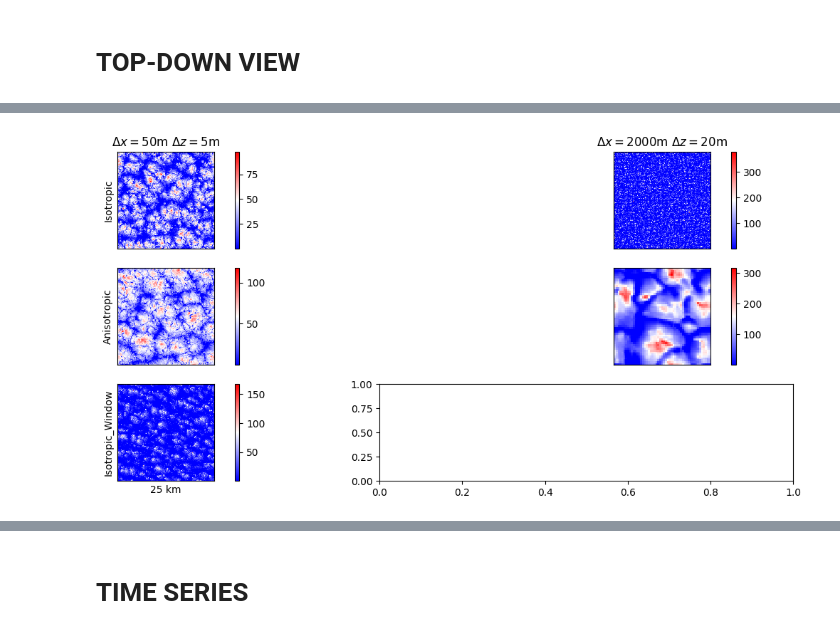
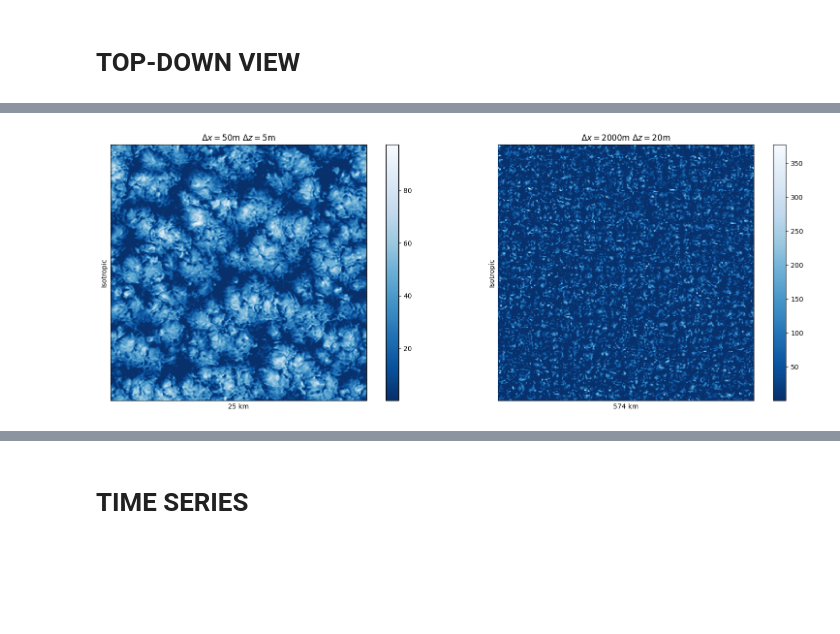
Before and after one commit to igfuw/xrUWLCM, a Jupyter notebook: examples/Sc_lowres_SGS.ipynb, the cells around one changed output, grey strips where cells are left out. Drawn from its saved outputs; the diff is of its cells as text; code cells hidden in the pictures; blank space fills up the shorter version.

```diff
--- a/examples/Sc_lowres_SGS.ipynb
+++ b/examples/Sc_lowres_SGS.ipynb
@@ -31,6 +31,8 @@ datadir['dz20m']['dx2000m']['Isotropic'] = pgsdir + "singu_gh200_dycomsRF01_SMG_
 datadir['dz20m']['dx2000m']['Isotropic_H100'] = pgsdir + "singu_gh200_dycomsRF01_SMG_SgsDelta20m_dt1_dx2000m_dz20m_X100km_longlong_out_blk_1m/"
 datadir['dz20m']['dx2000m']['Anisotropic'] = pgsdir + "dycomsRF01_AnisoSmgAlong_dx2000m_dz20m_X100km_longlong_out_blk_1m/"
 datadir['dz20m']['dx2000m']['Anisotropic_H'] = pgsdir + "singu_gh200_dycomsRF01_AnisoSmgAlong_dt1_dx2000m_dz20m_X574km_longlong_out_blk_1m/"
+datadir['dz20m']['dx2000m']['Anisotropic_tracers'] = pgsdir + "singu_gh200_dycomsRF01_AnisoSmgAlong_dt1_dx2000m_dz20m_X574km_NoWindow_tracers_longlong_out_blk_1m/"
+datadir['dz20m']['dx2000m']['Anisotropic_Window_tracers'] = pgsdir + "singu_gh200_dycomsRF01_AnisoSmgAlong_dt1_dx2000m_dz20m_X574km_Window_tracers_longlong_out_blk_1m/"
 
 datadir['dz20m']['dx1000m'] = {}
 datadir['dz20m']['dx1000m']['Isotropic'] = pgsdir + "dycomsRF01_SMG_SgsDelta20_dx1000m_dz20m_X50km_longlong_out_blk_1m/"
@@ -58,6 +60,7 @@ datadir['dz5m']['dx50m']['Isotropic'] = pgsdir + "dycomsRF01_SMG_SgsDelta5_dt5e-
 datadir['dz5m']['dx50m']['Anisotropic'] = pgsdir + "dycomsRF01_AnisoSmgAlong_dt5e-1_dx50m_dz5m_X25km_longlong_out_blk_1m/"
 datadir['dz5m']['dx50m']['Isotropic_Window'] = pgsdir + "singu_gh200_dycomsRF01_SMG_SgsDelta5_dt0.5_dx50m_dz5m_X25km_Window_longlong_out_blk_1m/"
 datadir['dz5m']['dx50m']['Anisotropic_Window'] = pgsdir + "singu_gh200_dycomsRF01_AnisoSmgAlong_dt0.5_dx50m_dz5m_X25km_Window_longlong_out_blk_1m/"
+datadir['dz5m']['dx50m']['Anisotropic_Window_tracers'] = pgsdir + "singu_gh200_dycomsRF01_AnisoSmgAlong_dt0.5_dx50m_dz5m_X25km_Window_tracers_longlong_out_blk_1m/"
 
 datadir['dz2.5m'] = {}
 datadir['dz2.5m']['dx25m'] = {}
@@ -87,9 +90,9 @@ colors = prop_cycle.by_key()['color']
 # wider lines are for 100x anisotropy, narrower for 10x
 data_iso = {\
     #('dx5000m', 'dz50m',  'Isotropic') :   ((20,24), {'ls' : '-.', 'color' : colors[0],    'lw' : 2}, 1, 250), \
-    ('dx2000m', 'dz20m',  'Isotropic') :   ((20,24), {'ls' : '-.', 'color' : colors[1],    'lw' : 2}, 1, 100), \
+    #('dx2000m', 'dz20m',  'Isotropic') :   ((20,24), {'ls' : '-.', 'color' : colors[1],    'lw' : 2}, 1, 100), \
     #('dx2000m', 'dz20m',  'Isotropic') :   ((1.5,2), {'ls' : '-.', 'color' : colors[1],    'lw' : 2}, 1, 100), \
-    #('dx2000m', 'dz20m',  'Isotropic') :   ((20,24), {'ls' : '-.', 'color' : colors[1],    'lw' : 2}, 1, 574), \
+    ('dx2000m', 'dz20m',  'Isotropic') :   ((20,24), {'ls' : '-.', 'color' : colors[1],    'lw' : 2}, 1, 574), \
     #('dx2000m', 'dz20m',  'Isotropic_H100') :   ((0.5,1), {'ls' : '-.', 'color' : colors[1],    'lw' : 4}, 1, 100), \
     #('dx1000m', 'dz20m',  'Isotropic') :   ((1.5,2), {'ls' : '-.', 'color' : colors[6],    'lw' : 1.5}, 1, 100), \
     #('dx1000m', 'dz20m',  'Isotropic') :   ((20,24), {'ls' : '-.', 'color' : colors[6],    'lw' : 1.5}, 2, 50), \
@@ -104,9 +107,11 @@ data_iso = {\
 
 data_aniso = {\
     #('dx5000m', 'dz50m',  'Anisotropic') : ((20,24), {'ls' : '--', 'color' : colors[0],    'lw' : 2}, 1, 250), \
-    ('dx2000m', 'dz20m',  'Anisotropic') : ((20,24), {'ls' : '--', 'color' : colors[1],    'lw' : 2}, 1, 100), \
+    #('dx2000m', 'dz20m',  'Anisotropic') : ((20,24), {'ls' : '--', 'color' : colors[1],    'lw' : 2}, 1, 100), \
     #('dx2000m', 'dz20m',  'Anisotropic') : ((1.5,2), {'ls' : '--', 'color' : colors[1],    'lw' : 2}, 1, 100), \
     #('dx2000m', 'dz20m',  'Anisotropic_H') : ((0.5,1), {'ls' : '--', 'color' : colors[1],    'lw' : 2}, 1, 100), \
+    ('dx2000m', 'dz20m',  'Anisotropic_tracers') : ((23,24), {'ls' : '--', 'color' : colors[1],    'lw' : 2}, 1, 574), \
+    ('dx2000m', 'dz20m',  'Anisotropic_Window_tracers') : ((23,24), {'ls' : '--', 'color' : colors[1],    'lw' : 2.5}, 1, 574), \
     #('dx1000m', 'dz20m',  'Anisotropic') : ((1.5,2), {'ls' : '--', 'color' : colors[6],    'lw' : 1.5}, 1, 100), \
     #('dx1000m', 'dz20m',  'Anisotropic') : ((20,24), {'ls' : '--', 'color' : colors[6],    'lw' : 1.5}, 2, 50), \
     #('dx1000m', 'dz10m',  'Anisotropic') :   ((1.75, 1.875), {'ls' : '--', 'color' : colors[2],    'lw' : 2}, 2, 287), \
@@ -114,6 +119,7 @@ data_aniso = {\
     #('dx100m',  'dz10m',  'Anisotropic') : ((1.5,2),   {'ls' : '--', 'color' : colors[3],    'lw' : 1}, 20, 50), \
     ('dx50m',   'dz5m',   'Anisotropic') : ((6,7),   {'ls' : '--', 'color' : colors[4],    'lw' : 1}, 40, 25), \
     ('dx50m',   'dz5m',   'Anisotropic_Window') :   ((3,3.5),   {'ls' : '--', 'color' : colors[4],    'lw' : 1.5}, 40, 25), \
+    #('dx50m',   'dz5m',   'Anisotropic_Window_tracers') :   ((0.75,1),   {'ls' : '--', 'color' : colors[4],    'lw' : 1.5}, 40, 25), \
     #('dx25m',   'dz2.5m', 'Anisotropic') : ((2,3),   {'ls' : '--', 'color' : colors[5],    'lw' : 1}, 80, 12.5), \
 }
 
@@ -148,7 +154,7 @@ for (dx, dz, sgs), *r in data_to_plot.items():
     #force computation of some of the heavier variables - takes time
     data[simname].lwp.load()
     data[simname].rwp.load()
-    #data[simname].zi.load()
-    #data[simname].cb_z.load()
+    data[simname].zi.load()
+    data[simname].cb_z.load()
     data[simname].ct_z.load()
 # %% [output]
@@ -171,21 +203,41 @@ res_to_plot=[('dx5000m', 'dz50m'), ('dx2000m', 'dz20m'), ('dx100m', 'dz10m'), ('
 res_to_plot=[('dx50m', 'dz5m'), ('dx100m', 'dz10m'), ('dx1000m', 'dz10m'), ('dx1000m', 'dz20m'), ('dx2000m', 'dz20m')]
 sgs_to_plot=['Isotropic', 'Isotropic_H', 'Isotropic_H100']
 sgs_to_plot=['Isotropic', 'Anisotropic']
+sgs_to_plot=['Isotropic']
 res_to_plot=[('dx50m', 'dz5m'), ('dx2000m', 'dz20m')]
-sgs_to_plot=['Isotropic', 'Anisotropic', 'Isotropic_Window']
+#sgs_to_plot=['Isotropic', 'Anisotropic', 'Isotropic_Window']
+#res_to_plot=[('dx50m', 'dz5m')]
+#sgs_to_plot=['Anisotropic_Window_tracers']
+#res_to_plot=[('dx2000m', 'dz20m')]
+#sgs_to_plot=['Isotropic', 'Anisotropic_tracers', 'Anisotropic_Window_tracers']
 
-ncol = len(res_to_plot)
-nrow = len(sgs_to_plot)
+plotname = '2km_20m'
+
+ncol = max(len(res_to_plot), len(sgs_to_plot))
+nrow = min(len(res_to_plot), len(sgs_to_plot))
 fig, ax = plt.subplots(nrow,ncol, figsize=(16.5,6))
 
+if len(res_to_plot) > len(sgs_to_plot):
+    col_data = res_to_plot
+    row_data = sgs_to_plot
+    res_in_col = True
+else:
+    col_data = sgs_to_plot
+    row_data = res_to_plot
+    res_in_col = False
 
 #for row, sgs_to_plot in enumerate(['Isotropic', 'Anisotropic']):
-for row, sgs in enumerate(sgs_to_plot):
-    for col, (dx, dz) in enumerate(res_to_plot):
-        if ncol > 1:
-            axrc = ax[row,col]
-        else:
-            axrc = ax[row]
+for row, pr in enumerate(row_data):
+    for col, pc in enumerate(col_data):
+        axrc = ax.flatten()[row*ncol+col]
+        #if ncol > 1:
+        #    axrc = ax[row,col]
+        #elif nrow > 1:
+        #    axrc = ax[row]
+        #else:
+        #    axrc=ax
+        sgs = pr if res_in_col else pc
+        (dx, dz) = pc if res_in_col else pr
         simname = dx + ' ' + dz + ' ' + sgs
         print(data[simname].datadir)
         t_av_end = data_to_plot[(dx, dz, sgs)][0][1] # end time of the averaging period
@@ -197,12 +249,28 @@ for row, sgs in enumerate(sgs_to_plot):
 
         # plotting scalars
         var = _data.lwp.sel(t=t_av_end, method='nearest')
+        varname = 'lwp'
+        #var = _data.tr_col.sel(t=t_av_end, method='nearest').sel(z=750, method='nearest')
+        #varname = 'tr_col@750m'
         #var = _data.w.sel(t=t_av_end, method='nearest').sel(z=400, method='nearest')
-        var_scaled = var / var.mean()
-        ##im = var.plot(x="x", cmap='Blues_r', ax=axrc, add_colorbar=False)
-        im = var.plot(x="x", cmap='bwr', ax=axrc, add_colorbar=False)
+        #varname = 'w@400m'
+        #var_scaled = var / var.mean()
+        im = var.plot(x="x", cmap='Blues_r', ax=axrc, add_colorbar=False)
+        #im = var.plot(x="x", cmap='bwr', ax=axrc, add_colorbar=False)
         fig.colorbar(im, ax=axrc).set_label('')
-        varname = 'lwp'
+
+        # add squares (for initial column tracers positions)
+        x=4e3
+        size=2e3
+        while x < _data.x[-1]:
+            y=4e3
+            while y < _data.y[-1]:
+                square = mpl.patches.Rectangle((x, y), size, size, edgecolor='black', facecolor='none')
+                #axrc.add_patch(square)
+                y+=6e3
+            x+=6e3
+
+
 
         #plotting vector field
         #alt = 800 # altitude of cross section [m]
@@ -227,16 +295,16 @@ for row, sgs in enumerate(sgs_to_plot):
         axrc.set_ylabel('')
         axrc.set_xlabel('')
         axrc.set_box_aspect(1)
-        if row == 0:
-            axrc.set_title(resolution_nicename[dx] + ' ' + resolution_nicename[dz])
-        if row == nrow-1:
-            axrc.set_xlabel(str(data_to_plot[(dx, dz, sgs)][3]) + ' km')
-        if col == 0:
-            axrc.set_ylabel(sgs)
+        #if row == 0:
+        axrc.set_title(resolution_nicename[dx] + ' ' + resolution_nicename[dz])
+        #if row == nrow-1:
+        axrc.set_xlabel(str(data_to_plot[(dx, dz, sgs)][3]) + ' km')
+        #if col == 0:
+        axrc.set_ylabel(sgs)
         #_data.w.sel(z=300, method='nearest').sel(t=t_av_end, method='nearest').plot.contour(x="x", add_colorbar=True, ax=axrc)#, vmin=-0.6, vmax=0.6)
 
 plt.tight_layout()
-plt.savefig(figoutdir+"/topdown/"+str(outname)+"_"+str(varname)+"_topdown.png", dpi=300)
+plt.savefig(figoutdir+"/topdown/"+str(plotname)+"_"+str(varname)+"_topdown.png", dpi=300)
 # %% [output]
 /net/pr2/projects/plgrid/plgguwicmw/wyniki/dycoms_rf01/dycomsRF01_SMG_SgsDelta5_dt5e-1_dx50m_dz5m_X25km_longlong_out_blk_1m/
 /net/pr2/projects/plgrid/plgguwicmw/wyniki/dycoms_rf01/singu_gh200_dycomsRF01_SMG_SgsDelta20m_dt1_dx2000m_dz20m_X574km_longlong_out_blk_1m/
@@ -247,4 +311,4 @@ KeyError: 'dx2000m dz20m Isotropic_Window'
-[figure, old version]
+[figure, new version]
 # %%
 # lwp coarsened
 scale = int(2000 / 50) # to 2km from 50m
```
Also changed, not shown: parts of 10 cells of this notebook.
